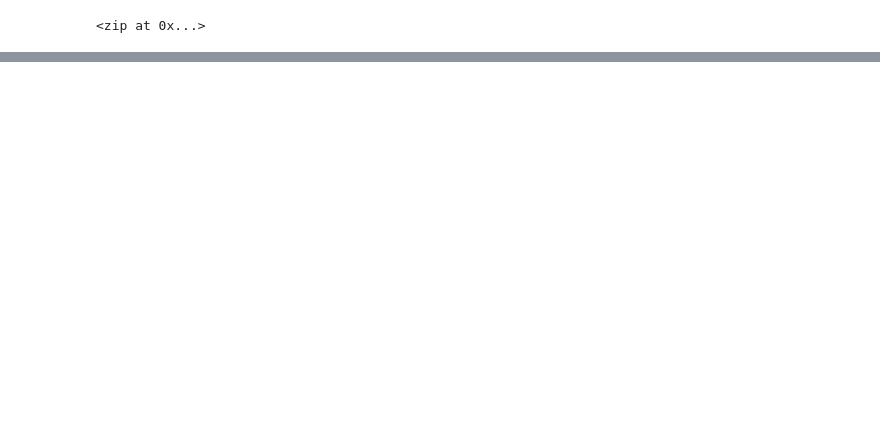
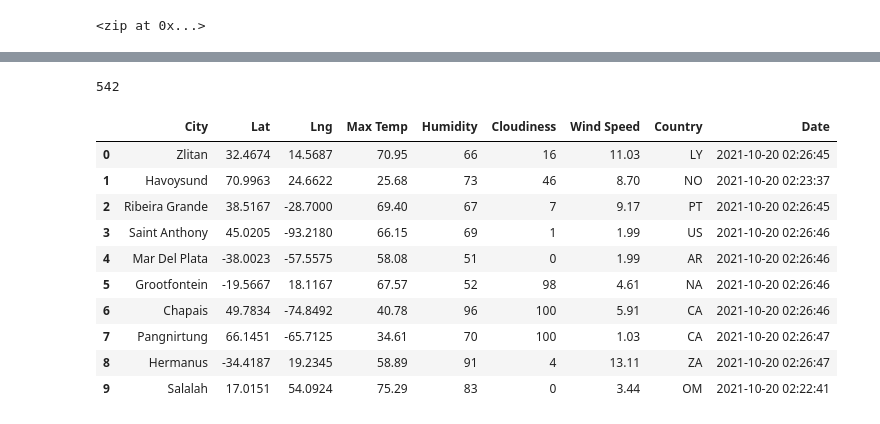
Before and after one commit to jmmadson/World_Weather_Analysis, a Jupyter notebook: WeatherPy.ipynb, the cells around one changed output, grey strips where cells are left out. Cells and saved outputs as stored; diff of their text form; code cells hidden in the pictures; blank space fills up the shorter version.

```diff
--- a/WeatherPy.ipynb
+++ b/WeatherPy.ipynb
@@ -66,0 +127,20 @@ for i in range(len(cities)):
+# %%
+len(city_data)
+# %% [output]
+542
+# %%
+# Convert the array of dictionaries to a Pandas DataFrame.
+city_data_df = pd.DataFrame(city_data)
+city_data_df.head(10)
+# %% [output]
+|  | City | Lat | Lng | Max Temp | Humidity | Cloudiness | Wind Speed | Country | Date |
+| 0 | Zlitan | 32.4674 | 14.5687 | 70.95 | 66 | 16 | 11.03 | LY | 2021-10-20 02:26:45 |
+| 1 | Havoysund | 70.9963 | 24.6622 | 25.68 | 73 | 46 | 8.70 | NO | 2021-10-20 02:23:37 |
+| 2 | Ribeira Grande | 38.5167 | -28.7000 | 69.40 | 67 | 7 | 9.17 | PT | 2021-10-20 02:26:45 |
+| 3 | Saint Anthony | 45.0205 | -93.2180 | 66.15 | 69 | 1 | 1.99 | US | 2021-10-20 02:26:46 |
+| 4 | Mar Del Plata | -38.0023 | -57.5575 | 58.08 | 51 | 0 | 1.99 | AR | 2021-10-20 02:26:46 |
+| 5 | Grootfontein | -19.5667 | 18.1167 | 67.57 | 52 | 98 | 4.61 | NA | 2021-10-20 02:26:46 |
+| 6 | Chapais | 49.7834 | -74.8492 | 40.78 | 96 | 100 | 5.91 | CA | 2021-10-20 02:26:46 |
+| 7 | Pangnirtung | 66.1451 | -65.7125 | 34.61 | 70 | 100 | 1.03 | CA | 2021-10-20 02:26:47 |
+| 8 | Hermanus | -34.4187 | 19.2345 | 58.89 | 91 | 4 | 13.11 | ZA | 2021-10-20 02:26:47 |
+| 9 | Salalah | 17.0151 | 54.0924 | 75.29 | 83 | 0 | 3.44 | OM | 2021-10-20 02:22:41 |
```
Also changed, not shown: parts of 4 cells of this notebook.
